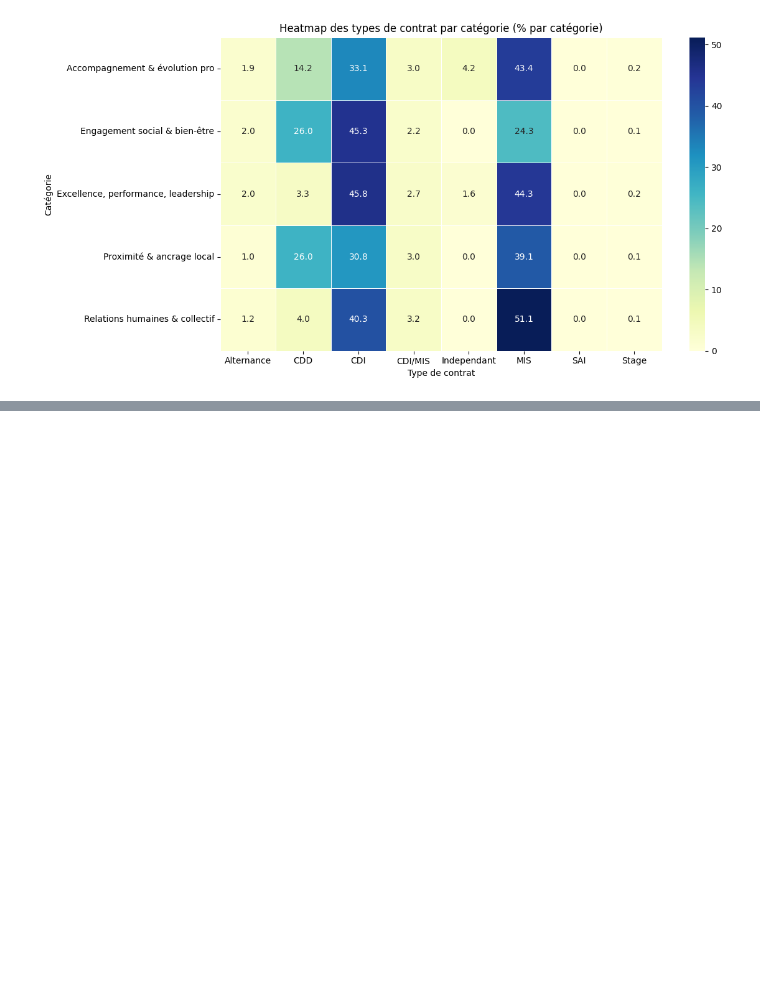
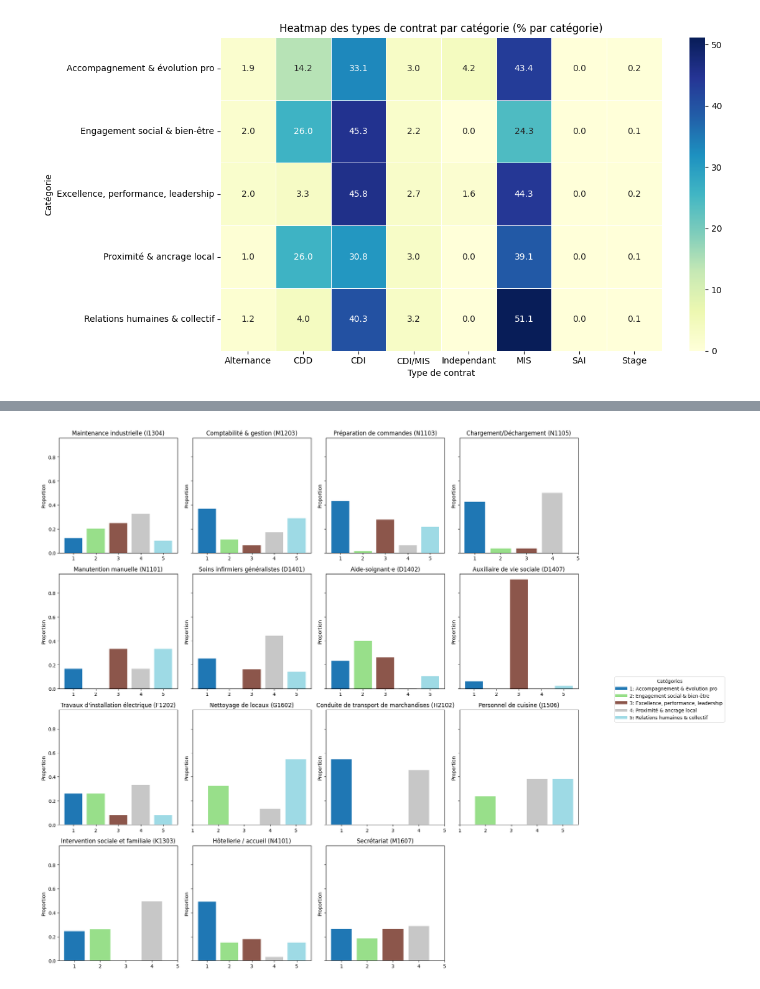
Before and after one commit to philipaslls/statapp, a Jupyter notebook: graphique.ipynb, the cells around one changed output, grey strips where cells are left out. Saved outputs shown, nothing was run; the diff lists cells and outputs as text; code cells hidden in the pictures; blank space fills up the shorter version.

```diff
--- a/graphique.ipynb
+++ b/graphique.ipynb
@@ -126,0 +142,67 @@ plt.show()
+# %%
+# Conversion et mapping
+df['catégories'] = pd.to_numeric(df['catégories'], errors='coerce')
+df['catégorie_label'] = df['catégories'].map(category_labels)
+df['salary_hourly_mean'] = pd.to_numeric(df['salary_hourly_mean'], errors='coerce')
+filtered_rome_data = df.dropna(subset=['job_ROME_code', 'catégorie_label'])
+
+# Dictionnaire des labels simplifiés
+rome_labels = {
+    'I1304': "Maintenance industrielle",
+    'M1203': "Comptabilité & gestion",
+    'N1103': "Préparation de commandes",
+    'N1105': "Chargement/Déchargement",
+    'N1101': "Manutention manuelle",
+    'D1401': "Soins infirmiers généralistes",
+    'D1402': "Aide-soignant·e",
+    'D1407': "Auxiliaire de vie sociale",
+    'F1202': "Travaux d'installation électrique",
+    'G1602': "Nettoyage de locaux",
+    'H2102': "Conduite de transport de marchandises",
+    'J1506': "Personnel de cuisine",
+    'K1303': "Intervention sociale et familiale",
+    'N4101': "Hôtellerie / accueil",
+    'M1607': "Secrétariat"
+}
+
+codes = list(rome_labels.keys())
+
+# Détection des catégories uniques et mapping vers numéros et couleurs
+categories = sorted(filtered_rome_data['catégorie_label'].unique())
+num_categories = len(categories)
+colors = plt.cm.tab20(np.linspace(0, 1, num_categories))
+cat_to_num = {cat: i for i, cat in enumerate(categories, start=1)}
+cat_to_color = {cat: colors[i-1] for i, cat in enumerate(categories, start=1)}
+
+# Création des subplots
+n = len(codes)
+ncols = 4
+nrows = (n + ncols - 1) // ncols
+fig, axes = plt.subplots(nrows, ncols, figsize=(16, 4 * nrows), sharey=True)
+axes = axes.flatten()
+
+for ax, code in zip(axes, codes):
+    data = filtered_rome_data[filtered_rome_data['job_ROME_code'] == code]
+    dist = data['catégorie_label'].value_counts(normalize=True)
+    nums = [cat_to_num[cat] for cat in dist.index]
+    cols = [cat_to_color[cat] for cat in dist.index]
+    ax.bar(nums, dist.values, color=cols)
+    ax.set_title(f"{rome_labels[code]} ({code})")
+    ax.set_xticks(range(1, num_categories + 1))
+    ax.set_xticklabels(range(1, num_categories + 1))
+    ax.set_xlabel("")
+    ax.set_ylabel("Proportion")
+
+# Supprimer les subplots non utilisés
+for ax in axes[n:]:
+    fig.delaxes(ax)
+
+# Légende globale
+handles = [plt.Line2D([0], [0], color=cat_to_color[cat], lw=6) for cat in categories]
+legend_labels = [f"{cat_to_num[cat]}: {cat}" for cat in categories]
+fig.legend(handles, legend_labels, title="Catégories", bbox_to_anchor=(1.05, 0.5), loc="center left")
+
+plt.tight_layout()
+plt.show()
+# %% [output]
+[figure, added]
```
Also changed, not shown: parts of 5 cells of this notebook.
